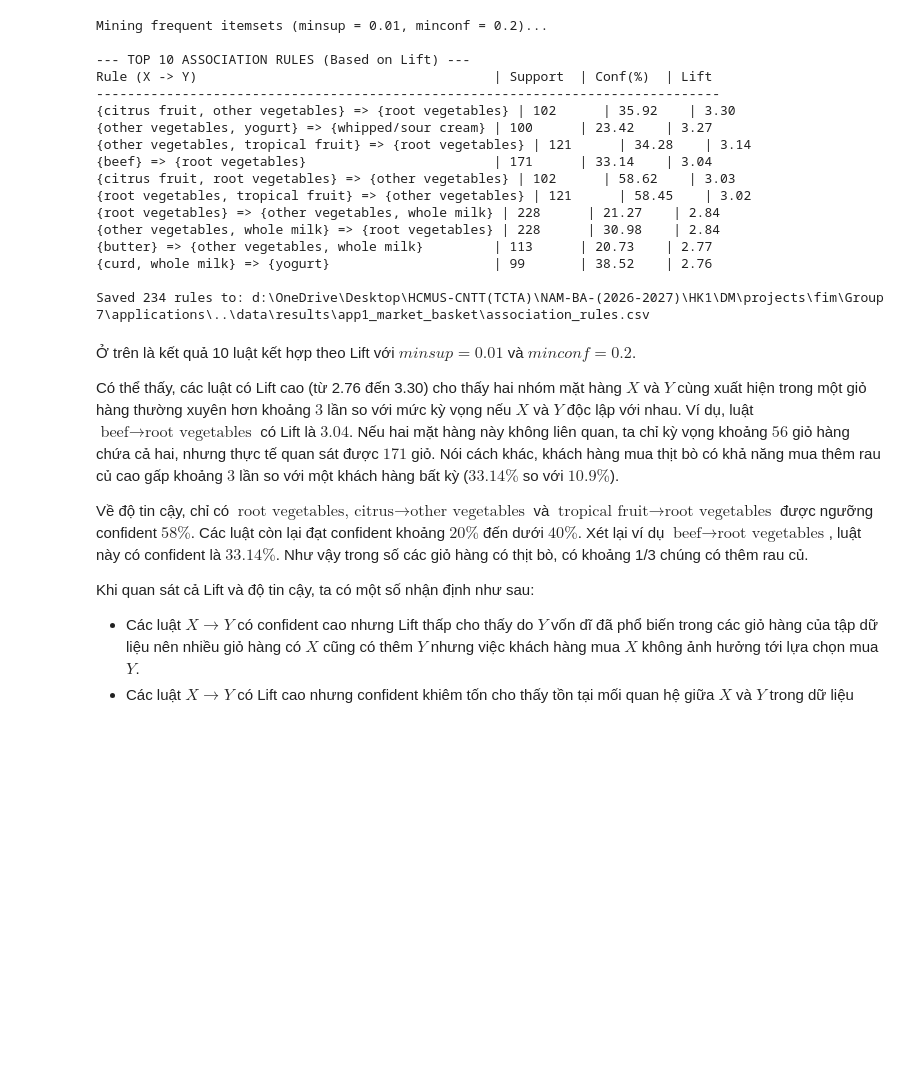
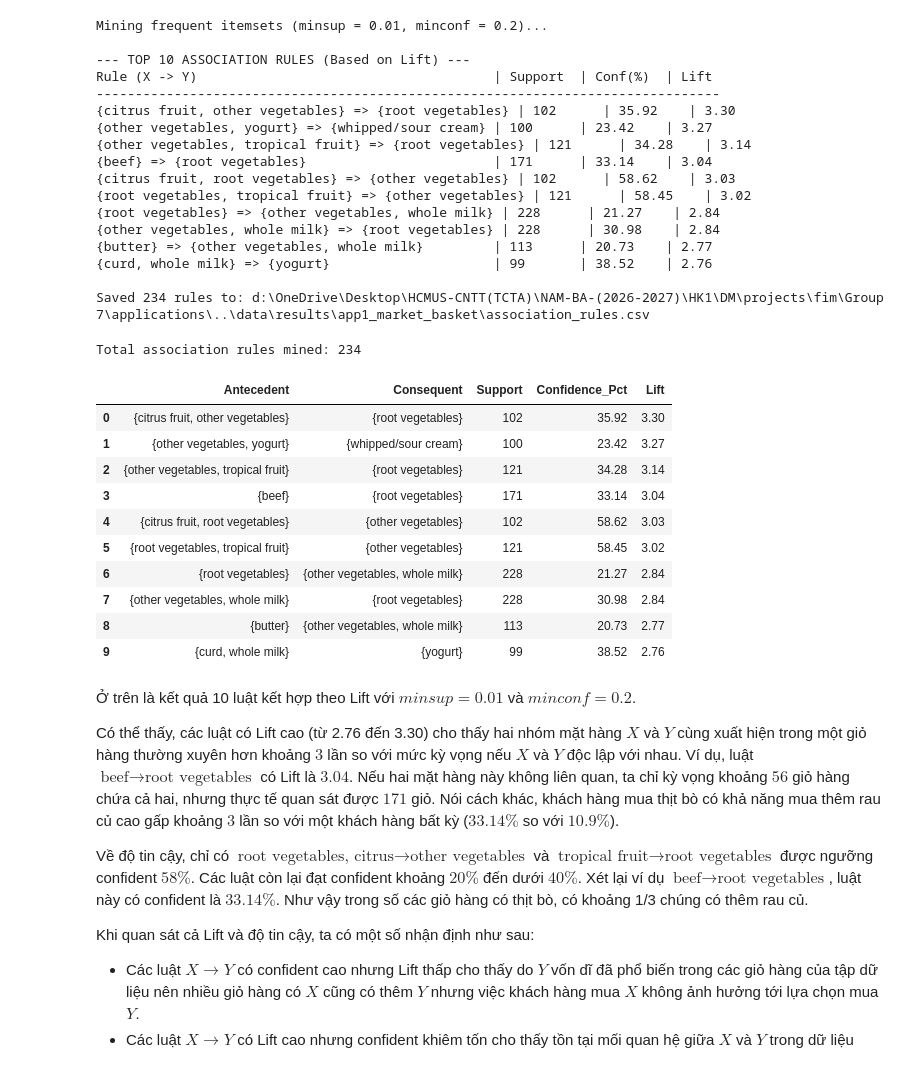
Before and after one commit to cosude/Data-Mining-FIM-Group-7, a Jupyter notebook: notebooks/demo.ipynb, the cells around one changed output. Drawn from its saved outputs; the diff is of its cells as text; code cells hidden in the pictures; blank space fills up the shorter version.

Commit message:
fix demo notebook application 2 julia script cell

```diff
--- a/notebooks/demo.ipynb
+++ b/notebooks/demo.ipynb
@@ -424,6 +424,39 @@ Rule (X -> Y)                                      | Support  | Conf(%)  | Lift
 {curd, whole milk} => {yogurt}                     | 99       | 38.52    | 2.76
 
 Saved 234 rules to: d:\OneDrive\Desktop\HCMUS-CNTT(TCTA)\NAM-BA-(2026-2027)\HK1\DM\projects\fim\Group 7\applications\..\data\results\app1_market_basket\association_rules.csv
+# %%
+if os.path.basename(os.getcwd()) == "notebooks":
+    os.chdir("..")
+
+rules_path = "data/results/app1_market_basket/association_rules.csv"
+df_rules = pd.read_csv(rules_path)
+
+top10 = df_rules.sort_values(by="Lift", ascending=False).head(10).copy()
+
+conf_col = next((c for c in top10.columns if "conf" in c.lower()), None)
+if conf_col and top10[conf_col].max() <= 1.0:
+    top10[conf_col] = top10[conf_col] * 100
+
+fmt = {c: "{:.2f}" for c in top10.select_dtypes(include="float").columns}
+if conf_col:
+    fmt[conf_col] = "{:.2f}%"
+
+pd.set_option("display.max_colwidth", None)
+print(f"Total association rules mined: {len(df_rules)}")
+display(top10)
+# %% [output]
+Total association rules mined: 234
+|  | Antecedent | Consequent | Support | Confidence_Pct | Lift |
+| 0 | {citrus fruit, other vegetables} | {root vegetables} | 102 | 35.92 | 3.30 |
+| 1 | {other vegetables, yogurt} | {whipped/sour cream} | 100 | 23.42 | 3.27 |
+| 2 | {other vegetables, tropical fruit} | {root vegetables} | 121 | 34.28 | 3.14 |
+| 3 | {beef} | {root vegetables} | 171 | 33.14 | 3.04 |
+| 4 | {citrus fruit, root vegetables} | {other vegetables} | 102 | 58.62 | 3.03 |
+| 5 | {root vegetables, tropical fruit} | {other vegetables} | 121 | 58.45 | 3.02 |
+| 6 | {root vegetables} | {other vegetables, whole milk} | 228 | 21.27 | 2.84 |
+| 7 | {other vegetables, whole milk} | {root vegetables} | 228 | 30.98 | 2.84 |
+| 8 | {butter} | {other vegetables, whole milk} | 113 | 20.73 | 2.77 |
+| 9 | {curd, whole milk} | {yogurt} | 99 | 38.52 | 2.76 |
 # %% [markdown]
 Ở trên là kết quả 10 luật kết hợp theo Lift với $minsup = 0.01$ và $minconf = 0.2$.
 
```
Also changed, not shown: parts of 1 cell of this notebook.
